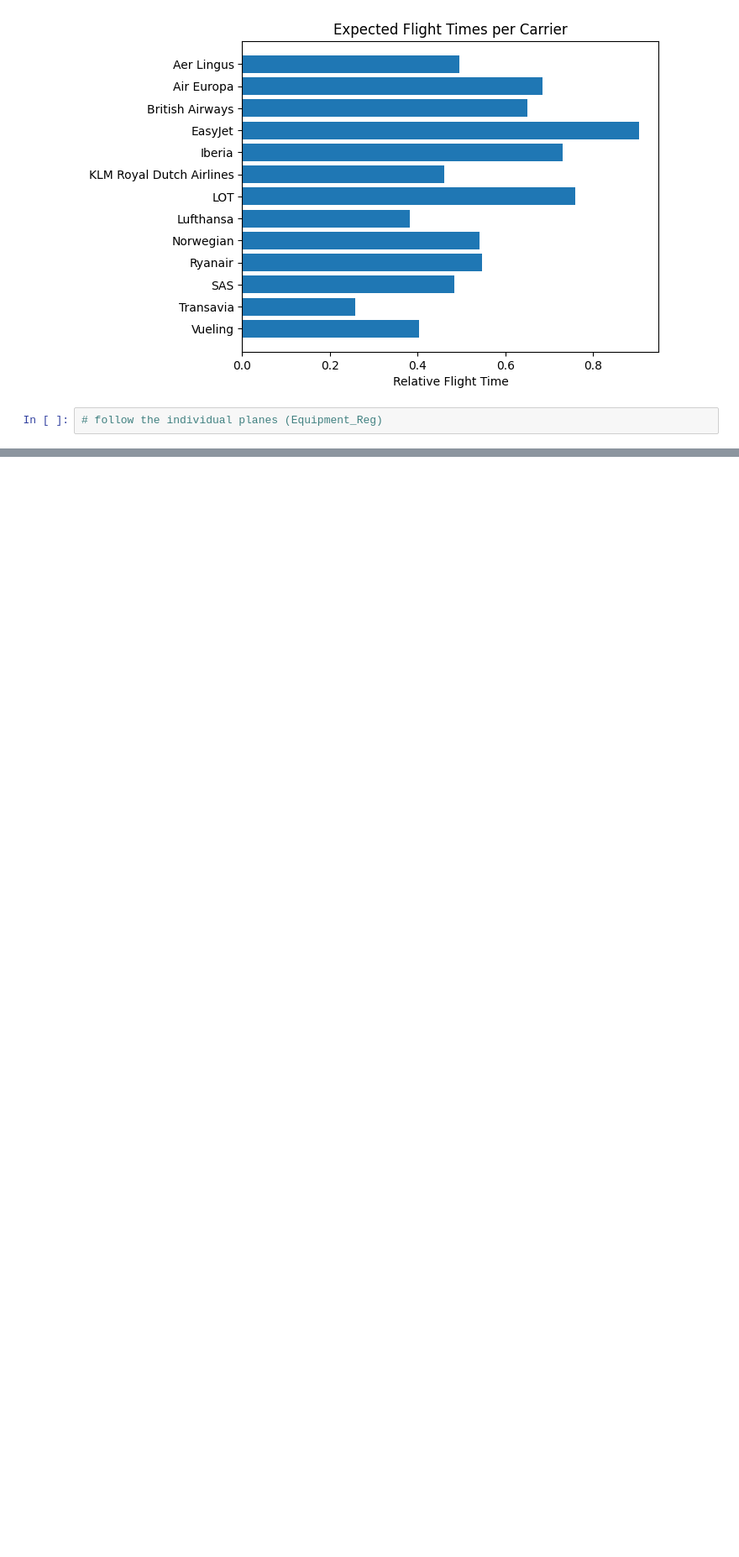
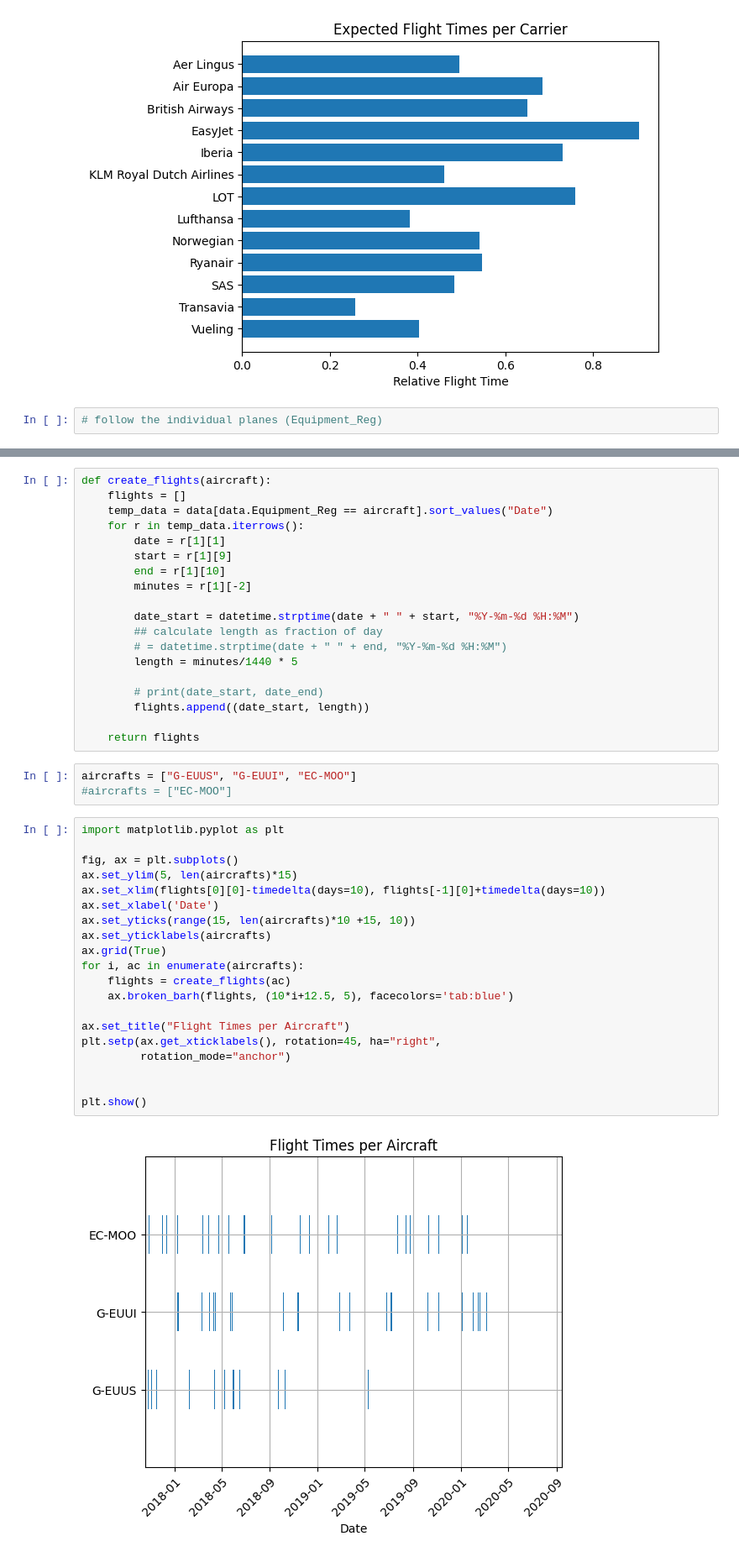
Before and after one commit to nonstoptimm/aviation.ai, a Jupyter notebook: notebooks/EDA_correlations.ipynb, the cells around one changed output, grey strips where cells are left out. Shown: that part at 84% size. Saved outputs shown, nothing was run; the diff lists cells and outputs as text; blank space fills up the shorter version.

```diff
--- a/notebooks/EDA_correlations.ipynb
+++ b/notebooks/EDA_correlations.ipynb
@@ -384,0 +398,44 @@ plt.show()
+# %%
+def create_flights(aircraft):
+    flights = []
+    temp_data = data[data.Equipment_Reg == aircraft].sort_values("Date")
+    for r in temp_data.iterrows():
+        date = r[1][1]
+        start = r[1][9]
+        end = r[1][10]
+        minutes = r[1][-2]
+
+        date_start = datetime.strptime(date + " " + start, "%Y-%m-%d %H:%M")
+        ## calculate length as fraction of day
+        # = datetime.strptime(date + " " + end, "%Y-%m-%d %H:%M")
+        length = minutes/1440 * 5
+
+        # print(date_start, date_end)
+        flights.append((date_start, length))
+
+    return flights
+# %%
+aircrafts = ["G-EUUS", "G-EUUI", "EC-MOO"]
+#aircrafts = ["EC-MOO"]
+# %%
+import matplotlib.pyplot as plt
+
+fig, ax = plt.subplots()
+ax.set_ylim(5, len(aircrafts)*15)
+ax.set_xlim(flights[0][0]-timedelta(days=10), flights[-1][0]+timedelta(days=10))
+ax.set_xlabel('Date')
+ax.set_yticks(range(15, len(aircrafts)*10 +15, 10))
+ax.set_yticklabels(aircrafts)
+ax.grid(True)
+for i, ac in enumerate(aircrafts):
+    flights = create_flights(ac)
+    ax.broken_barh(flights, (10*i+12.5, 5), facecolors='tab:blue')
+
+ax.set_title("Flight Times per Aircraft")
+plt.setp(ax.get_xticklabels(), rotation=45, ha="right",
+         rotation_mode="anchor")
+
+
+plt.show()
+# %% [output]
+[figure, added]
```
Also changed, not shown: parts of 5 cells of this notebook.
